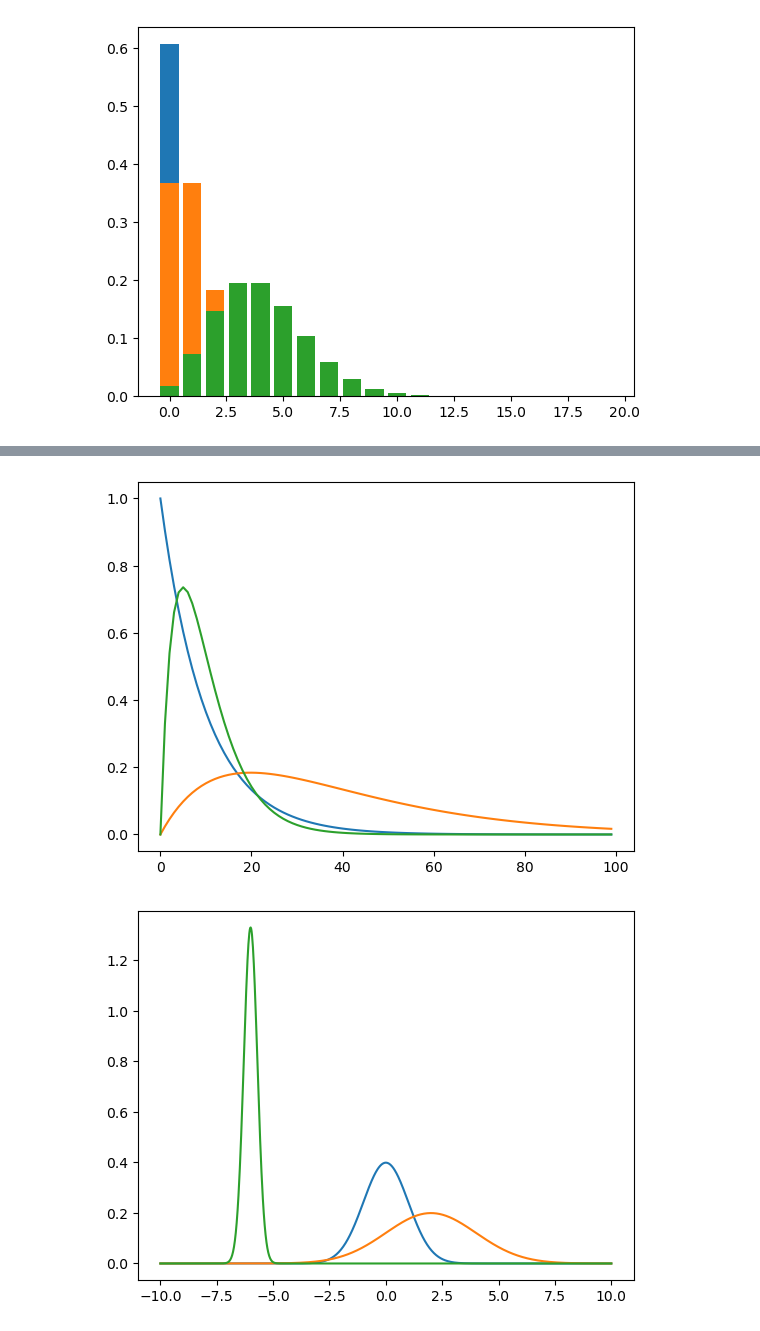
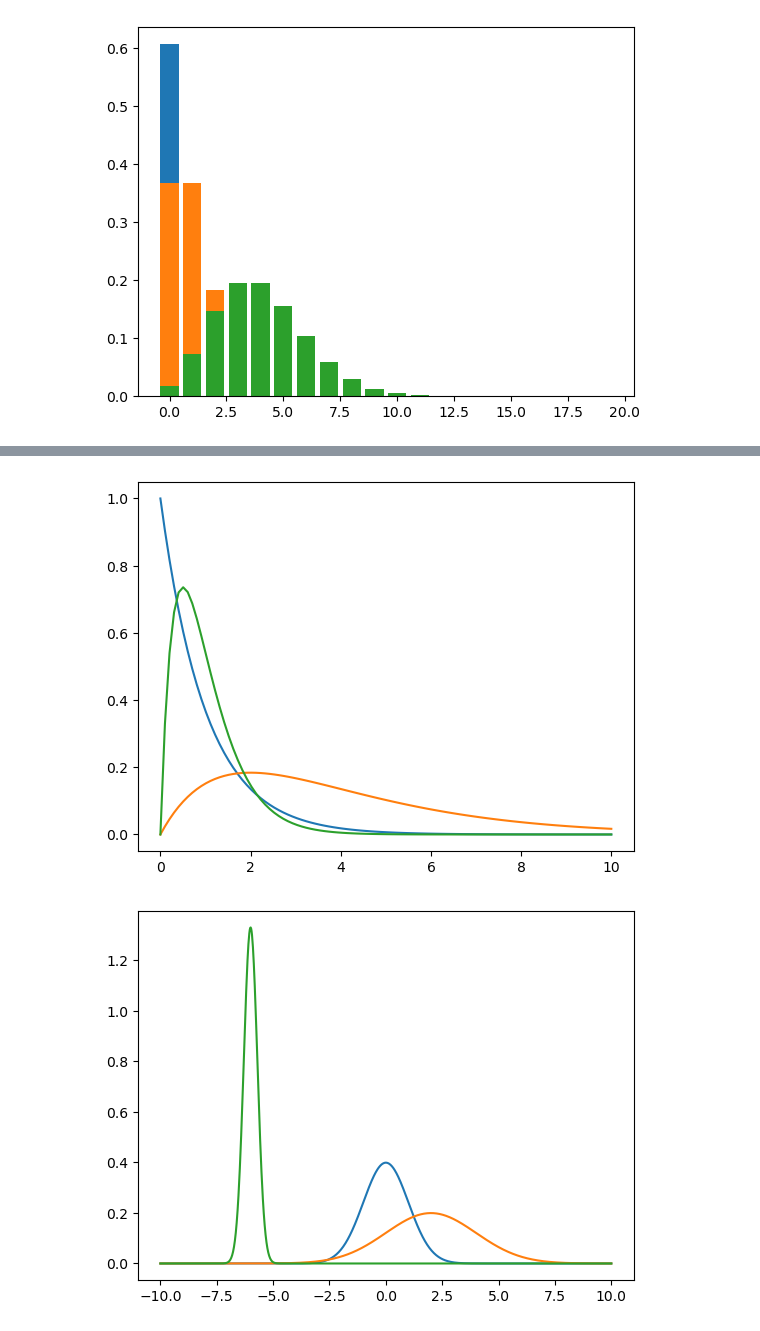
Before and after one commit to akiabe/BayesMLBook, a Jupyter notebook: Distribution.ipynb, the cells around one changed output, grey strips where cells are left out. Drawn from its saved outputs; the diff is of its cells as text; code cells hidden in the pictures.

```diff
--- a/Distribution.ipynb
+++ b/Distribution.ipynb
@@ -93,14 +93,14 @@ surface(diri)
 # %%
 # Gamma distribution
 λ = range(0, 10, length=100)
 
 𝒑1 = pdf(Gamma(1.0, 1.0), λ)
 𝒑2 = pdf(Gamma(2.0, 2.0), λ)
 𝒑3 = pdf(Gamma(2.0, 0.5), λ)
 
-plot(𝐱, 𝒑1); plot(𝐱, 𝒑2); plot(𝐱, 𝒑3);
+plot(λ, 𝒑1); plot(λ, 𝒑2); plot(λ, 𝒑3);
 # %% [output]
-[figure, old version]
+[figure, new version]
 # %%
 # Gaussian distribution
 𝐱 = range(-10, 10, length=1000)
```
Also changed, not shown: parts of 3 cells of this notebook.
